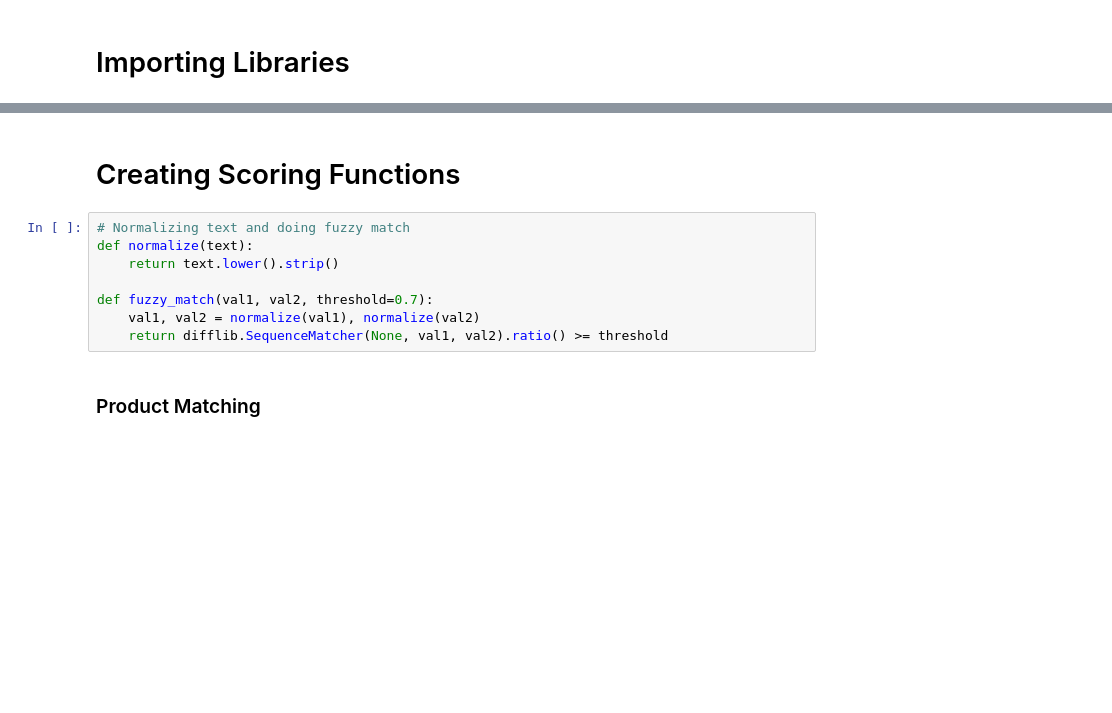
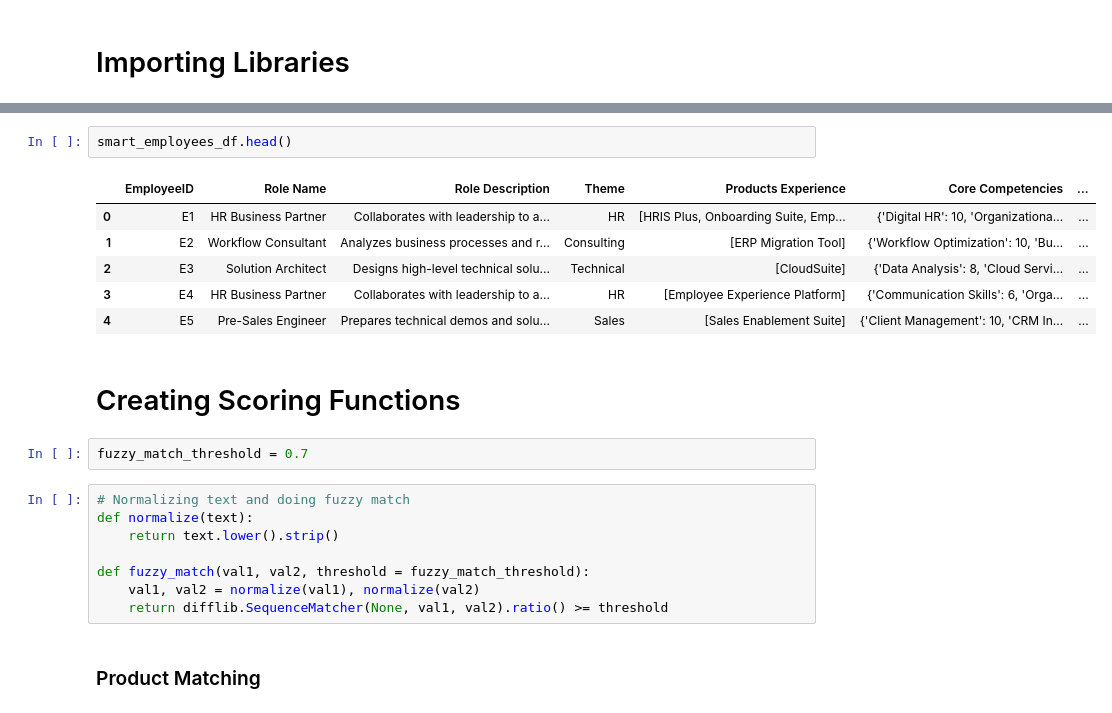
Before and after one commit to joiya-saad/Capstone-Project, a Jupyter notebook: Capstone Project.ipynb, the cells around one changed output, grey strips where cells are left out. Saved outputs shown, nothing was run; the diff lists cells and outputs as text; blank space fills up the shorter version.

```diff
--- a/Capstone Project.ipynb
+++ b/Capstone Project.ipynb
@@ -99,11 +213,22 @@ employees_df.head()
+# %%
+smart_employees_df.head()
+# %% [output]
+|  | EmployeeID | Role Name | Role Description | Theme | Products Experience | Core Competencies | ... |
+| 0 | E1 | HR Business Partner | Collaborates with leadership to a... | HR | [HRIS Plus, Onboarding Suite, Emp... | {'Digital HR': 10, 'Organizationa... | ... |
+| 1 | E2 | Workflow Consultant | Analyzes business processes and r... | Consulting | [ERP Migration Tool] | {'Workflow Optimization': 10, 'Bu... | ... |
+| 2 | E3 | Solution Architect | Designs high-level technical solu... | Technical | [CloudSuite] | {'Data Analysis': 8, 'Cloud Servi... | ... |
+| 3 | E4 | HR Business Partner | Collaborates with leadership to a... | HR | [Employee Experience Platform] | {'Communication Skills': 6, 'Orga... | ... |
+| 4 | E5 | Pre-Sales Engineer | Prepares technical demos and solu... | Sales | [Sales Enablement Suite] | {'Client Management': 10, 'CRM In... | ... |
 # %% [markdown]
 # Creating Scoring Functions
+# %%
+fuzzy_match_threshold = 0.7
 # %%
 # Normalizing text and doing fuzzy match
 def normalize(text):
     return text.lower().strip()
 
-def fuzzy_match(val1, val2, threshold=0.7):
+def fuzzy_match(val1, val2, threshold = fuzzy_match_threshold):
     val1, val2 = normalize(val1), normalize(val2)
     return difflib.SequenceMatcher(None, val1, val2).ratio() >= threshold
 # %% [markdown]
```
Also changed, not shown: parts of 39 cells of this notebook, 1 other file.
